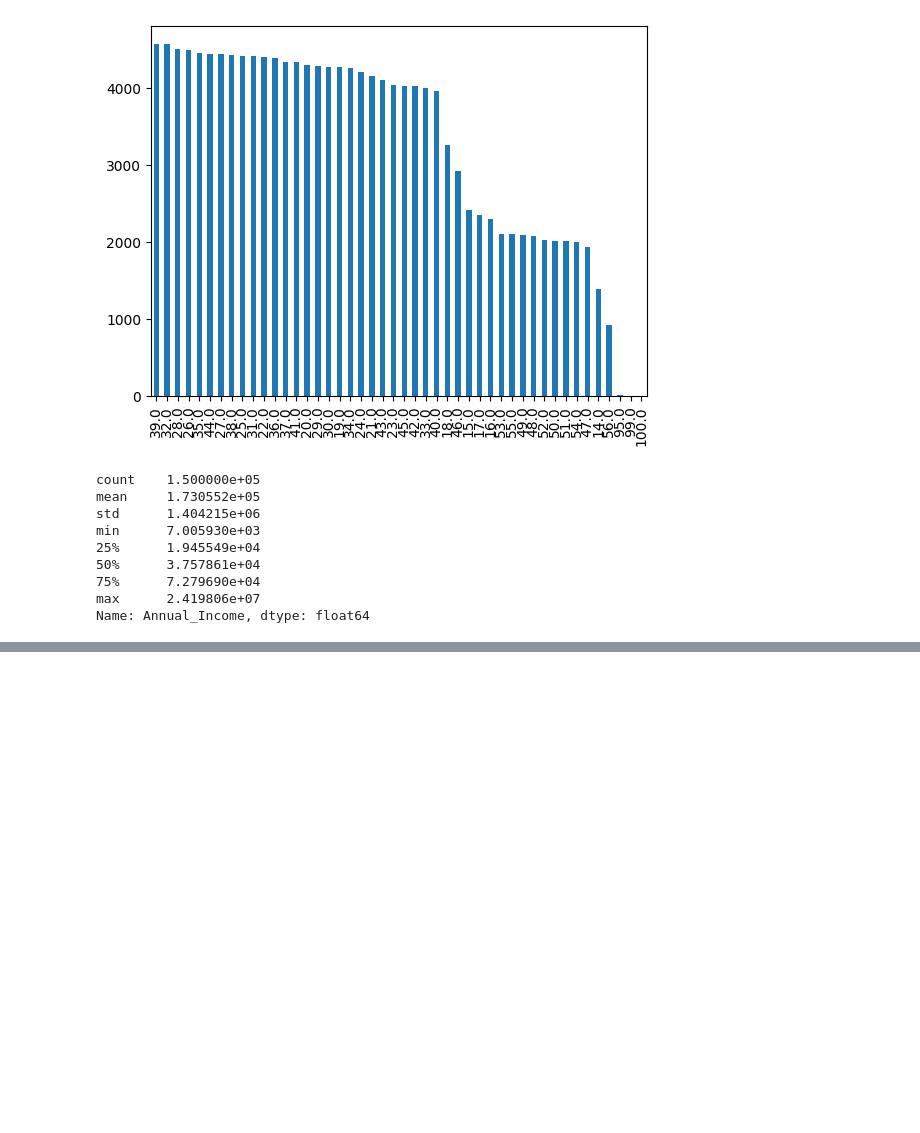
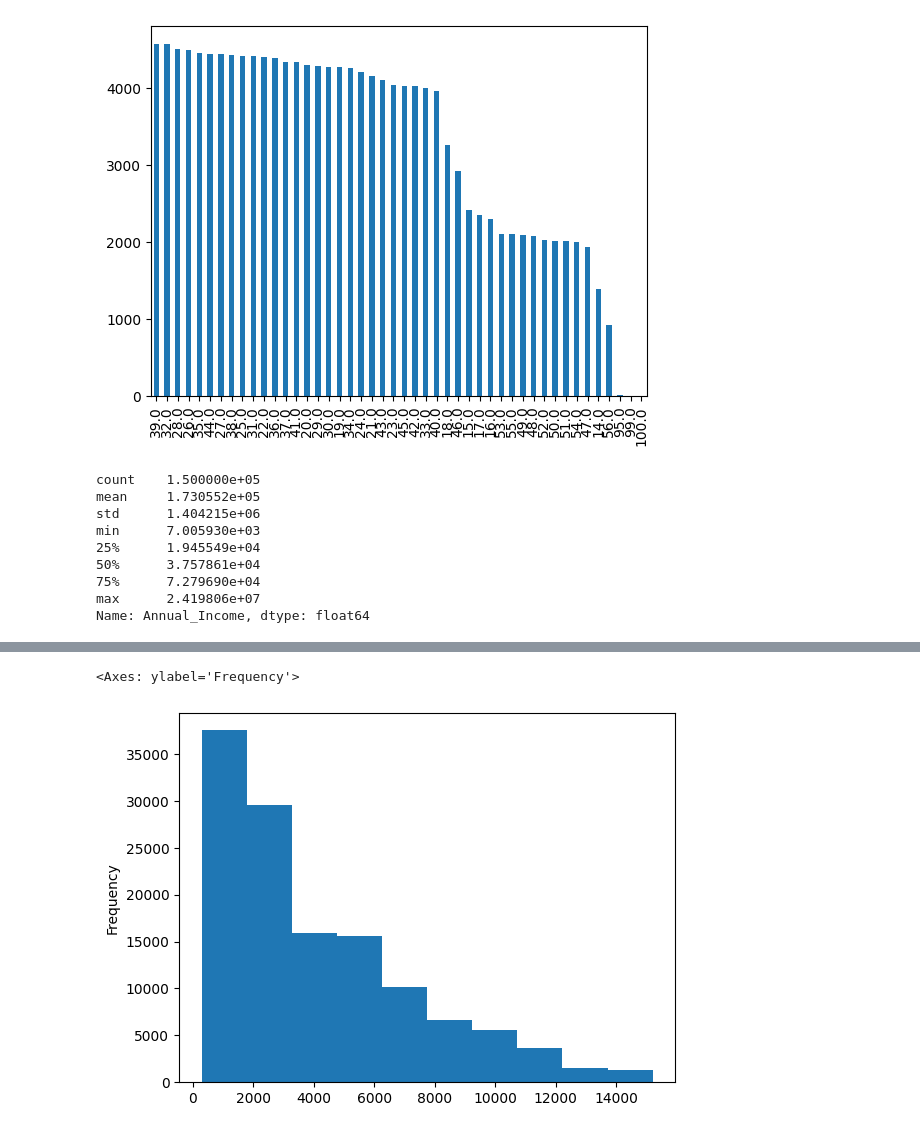
Before and after one commit to WnagZ/vis-and-dm, a Jupyter notebook: outliers.ipynb, the cells around one changed output, grey strips where cells are left out. Drawn from its saved outputs; the diff is of its cells as text; code cells hidden in the pictures; blank space fills up the shorter version.

```diff
--- a/outliers.ipynb
+++ b/outliers.ipynb
@@ -85,0 +110,5 @@ df.Annual_Income.plot(kind='line')
+# %%
+df.Monthly_Inhand_Salary.plot(kind='hist')
+# %% [output]
+<Axes: ylabel='Frequency'>
+[figure, added]
```
Also changed, not shown: parts of 13 cells of this notebook.
